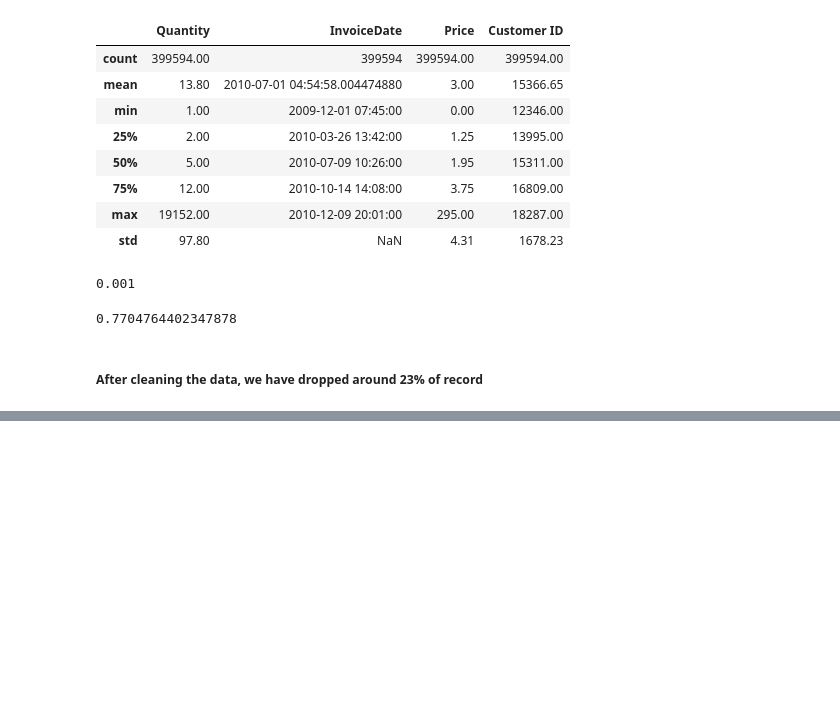
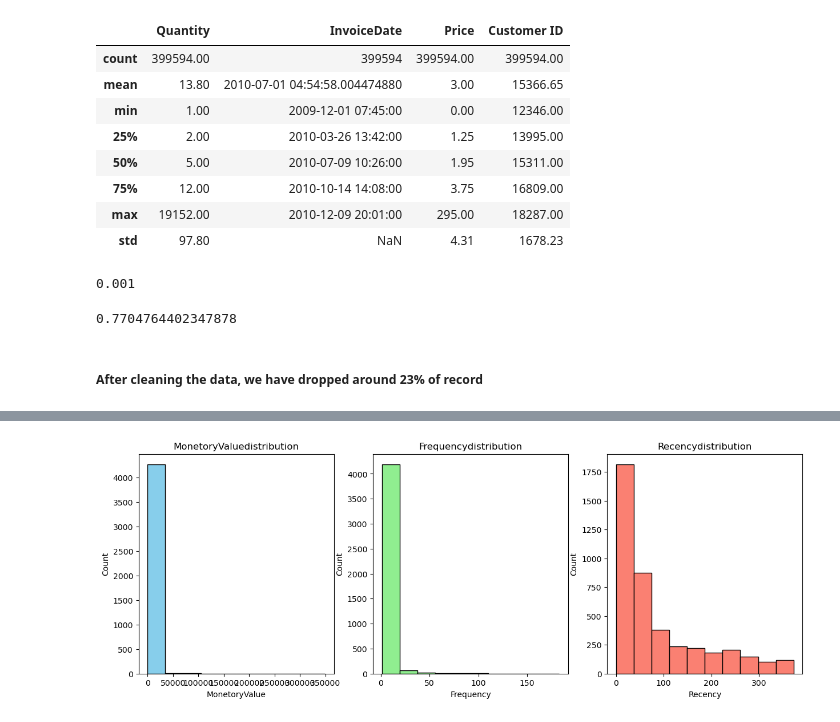
Before and after one commit to dhirajpakhrin007/Customer-Segmentation-for-Online-Retail, a Jupyter notebook: Notebook/customer_seg,emtation.ipynb, the cells around one changed output, grey strips where cells are left out. Saved outputs shown, nothing was run; the diff lists cells and outputs as text; code cells hidden in the pictures; blank space fills up the shorter version.

```diff
--- a/Notebook/customer_seg,emtation.ipynb
+++ b/Notebook/customer_seg,emtation.ipynb
@@ -362,0 +365,3 @@ len(cleaned_df)/len(df)
+# %%
+cleaned_df["SalesLineTotal"] = cleaned_df["Quantity"] * cleaned_df["Price"]
+cleaned_df
@@ -362,0 +387,9 @@ len(cleaned_df)/len(df)
+# %%
+aggregated_df = cleaned_df.groupby(by="Customer ID", as_index=False) \
+    .agg(
+        MonetoryValue = ("SalesLineTotal", "sum"),
+        Frequency = ("Invoice", "nunique"),
+        LastInvoiceDate = ("InvoiceDate", "max")
+    )
+
+aggregated_df.head(5)
@@ -362,0 +403,5 @@ len(cleaned_df)/len(df)
+# %%
+max_invoice_date = aggregated_df['LastInvoiceDate'].max()
+aggregated_df['Recency'] = (max_invoice_date - aggregated_df['LastInvoiceDate']).dt.days
+
+aggregated_df.head()
@@ -362,0 +415,18 @@ len(cleaned_df)/len(df)
+# %%
+### Distributions of features
+plt.figure(figsize=(15,5))
+plt.tight_layout()
+
+agg_cols = ['MonetoryValue', 'Frequency', 'Recency']
+colors = ['skyblue', 'lightgreen', 'salmon']
+
+for index, col in enumerate(agg_cols):
+    plt.subplot(1,3,index+1)
+    plt.hist(aggregated_df[col], bins=10, color=colors[index], edgecolor='black')
+    plt.title(col + 'distribution')
+    plt.xlabel(col)
+    plt.ylabel('Count')
+
+plt.show()
+# %% [output]
+[figure, added]
```
Also changed, not shown: parts of 17 cells of this notebook.
